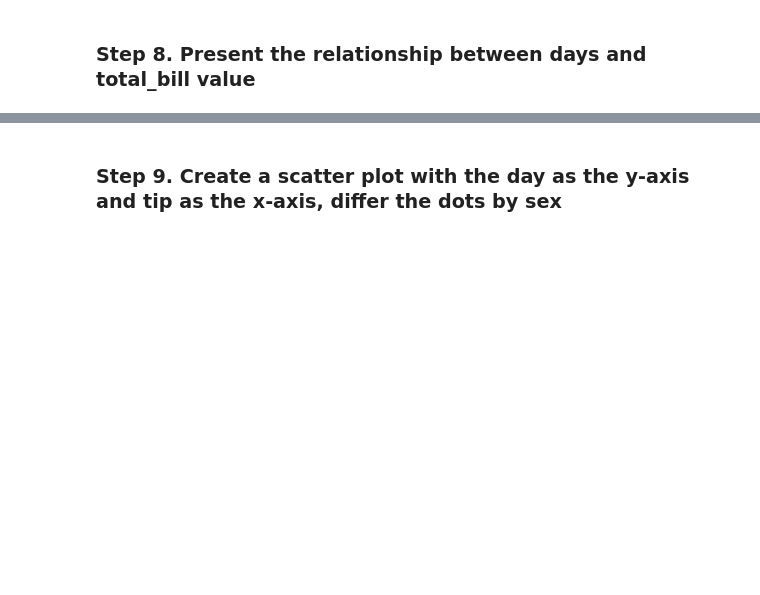
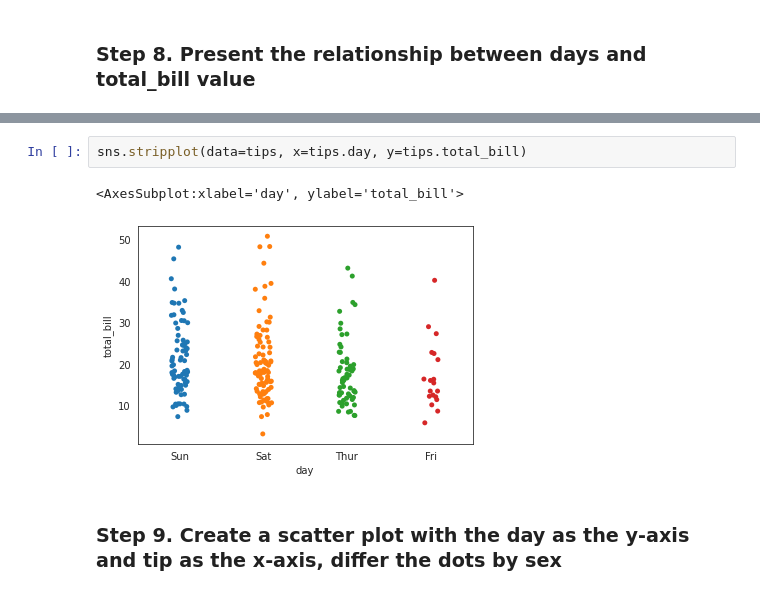
Before and after one commit to JoseKuru/bootcamp, a Jupyter notebook: week5_EDA_scraping_eda_summary/day4_correlation_matrix_outliers_rare/exercises_visualization/Tips_viz.ipynb, the cells around one changed output, grey strips where cells are left out. Saved outputs shown, nothing was run; the diff lists cells and outputs as text; blank space fills up the shorter version.

```diff
--- a/week5_EDA_scraping_eda_summary/day4_correlation_matrix_outliers_rare/exercises_visualization/Tips_viz.ipynb
+++ b/week5_EDA_scraping_eda_summary/day4_correlation_matrix_outliers_rare/exercises_visualization/Tips_viz.ipynb
@@ -72,2 +67,7 @@ sns.scatterplot(x=Tips[], y=Tips[])
+# %%
+sns.stripplot(data=tips, x=tips.day, y=tips.total_bill)
+# %% [output]
+<AxesSubplot:xlabel='day', ylabel='total_bill'>
+[figure, added]
 # %% [markdown]
 ### Step 9. Create a scatter plot with the day as the y-axis and tip as the x-axis, differ the dots by sex
```
Also changed, not shown: parts of 17 cells of this notebook, 35 other files.
